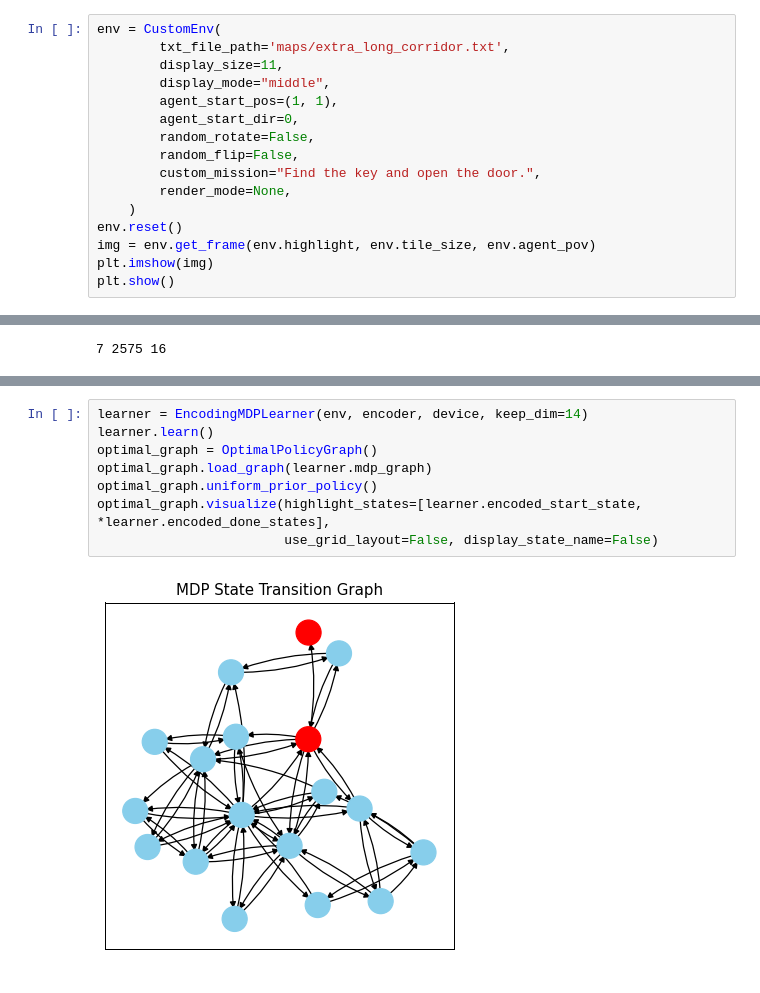
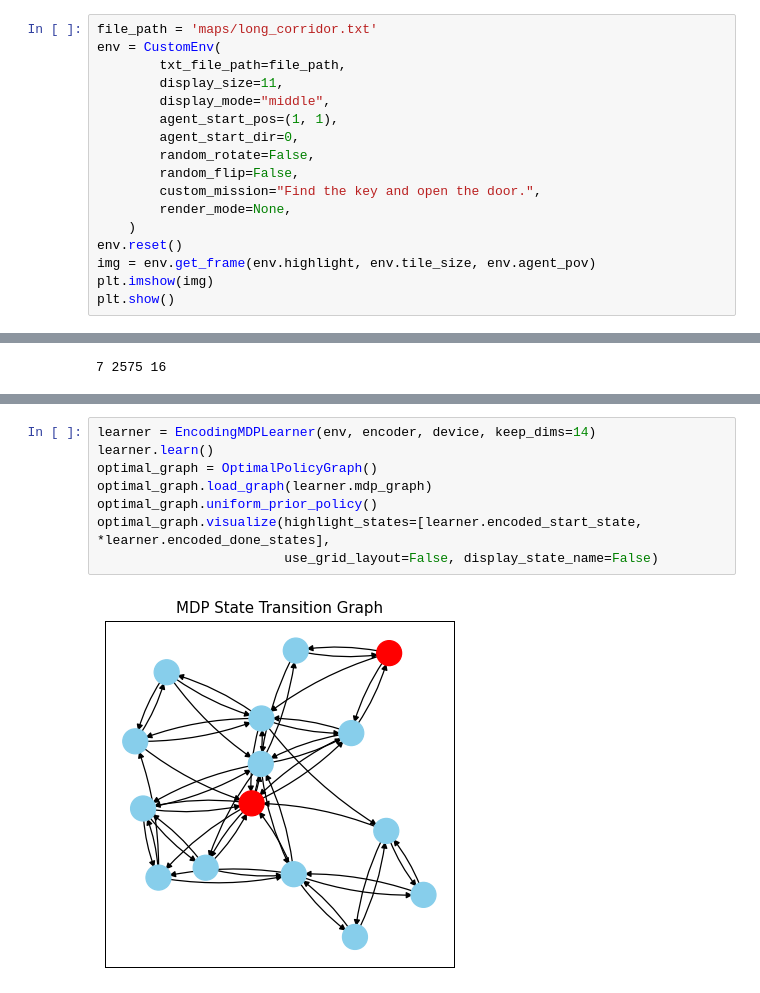
Before and after one commit to MBTMBTMBT/mini-grid-curriculum, a Jupyter notebook: mdp_learner.ipynb, the cells around one changed output, grey strips where cells are left out. Saved outputs shown, nothing was run; the diff lists cells and outputs as text.

```diff
--- a/mdp_learner.ipynb
+++ b/mdp_learner.ipynb
@@ -11,6 +8,7 @@ Hello from the pygame community. https://www.pygame.org/contribute.html
 # %%
+file_path = 'maps/long_corridor.txt'
 env = CustomEnv(
-        txt_file_path='maps/extra_long_corridor.txt',
+        txt_file_path=file_path,
         display_size=11,
         display_mode="middle",
         agent_start_pos=(1, 1),
@@ -139,11 +137,11 @@ optimal_graph.visualize(highlight_states=[learner.encoded_start_state, *learner.
 # %%
-learner = EncodingMDPLearner(env, encoder, device, keep_dim=14)
+learner = EncodingMDPLearner(env, encoder, device, keep_dims=14)
 learner.learn()
 optimal_graph = OptimalPolicyGraph()
 optimal_graph.load_graph(learner.mdp_graph)
 optimal_graph.uniform_prior_policy()
 optimal_graph.visualize(highlight_states=[learner.encoded_start_state, *learner.encoded_done_states],
                         use_grid_layout=False, display_state_name=False)
 # %% [output]
-[figure, old version]
+[figure, new version]
 # %%
```
Also changed, not shown: parts of 13 cells of this notebook, 2 other files.
